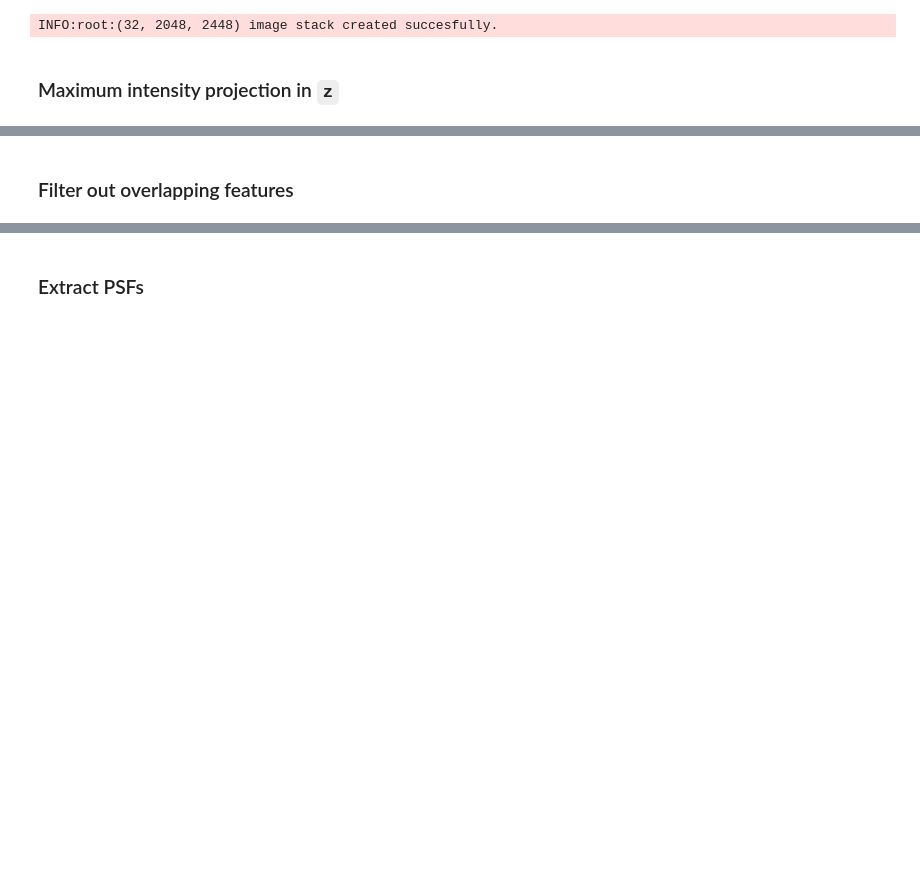
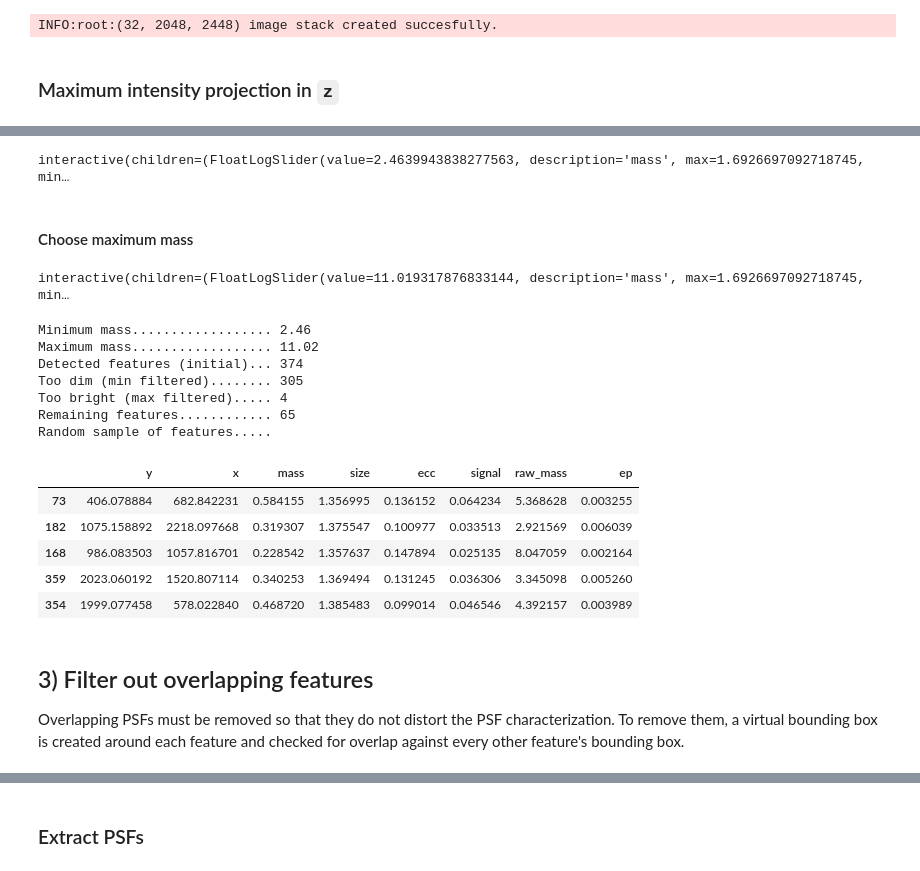
Before and after one commit to hoogenboom-group/PSF-Extractor, a Jupyter notebook: notebooks/walkthrough.ipynb, the cells around one changed output, grey strips where cells are left out. Drawn from its saved outputs; the diff is of its cells as text; code cells hidden in the pictures; blank space fills up the shorter version.

```diff
--- a/notebooks/walkthrough.ipynb
+++ b/notebooks/walkthrough.ipynb
@@ -235,3 +120,75 @@ plt.colorbar(im, cax=cax);
+# %%
+# Choose minimum mass range
+min_masses = get_min_masses(mip, dx=dx, n=35, b=20)
+
+# Interactive plot
+widget = interact(plot_mass_range_interactive,
+                  mip=fixed(mip),
+                  mass=FloatLogSlider(value=np.median(min_masses),
+                                      min=np.log10(min_masses.min()),
+                                      max=np.log10(min_masses.max())),
+                  features=fixed(df_features),
+                  filtering=fixed('min'));
+# %% [output]
+interactive(children=(FloatLogSlider(value=2.4639943838277563, description='mass', max=1.6926697092718745, min…
+# %%
+# Set minimum mass
+min_mass = widget.widget.children[0].value
+
+# Filter out dim features
+df_min = df_features.loc[df_features['raw_mass'] > min_mass]
+# %% [markdown]
+#### Choose maximum mass
+# %%
+# Get candidate minimum masses
+max_masses = get_max_masses(min_mass, b=20, n=31)
+
+widget = interact(plot_mass_range_interactive,
+                  mip=fixed(mip),
+                  mass=FloatLogSlider(value=np.median(max_masses),
+                                      min=np.log10(max_masses.min()),
+                                      max=np.log10(max_masses.max())),
+                  features=fixed(df_min),
+                  filtering=fixed('max'));
+# %% [output]
+interactive(children=(FloatLogSlider(value=11.019317876833144, description='mass', max=1.6926697092718745, min…
+# %%
+# Set minimum mass
+max_mass = widget.widget.children[0].value
+# Filter out super bright features
+df_max = df_min.loc[df_min['raw_mass'] < max_mass]
+# Apply filtering to official feature DataFrame
+df_features = df_features.loc[(df_features['raw_mass'] > min_mass) &\
+                              (df_features['raw_mass'] < max_mass)]
+
+# Output
+out = f"""\
+Minimum mass.................. {min_mass:.2f}
+Maximum mass.................. {max_mass:.2f}
+Detected features (initial)... {N_features:.0f}
+Too dim (min filtered)........ {N_features-len(df_min):.0f}
+Too bright (max filtered)..... {len(df_min)-len(df_max):.0f}
+Remaining features............ {len(df_features):.0f}
+Random sample of features.....
+"""
+print(out)
+df_features.sample(5)
+# %% [output]
+Minimum mass.................. 2.46
+Maximum mass.................. 11.02
+Detected features (initial)... 374
+Too dim (min filtered)........ 305
+Too bright (max filtered)..... 4
+Remaining features............ 65
+Random sample of features.....
+|  | y | x | mass | size | ecc | signal | raw_mass | ep |
+| 73 | 406.078884 | 682.842231 | 0.584155 | 1.356995 | 0.136152 | 0.064234 | 5.368628 | 0.003255 |
+| 182 | 1075.158892 | 2218.097668 | 0.319307 | 1.375547 | 0.100977 | 0.033513 | 2.921569 | 0.006039 |
+| 168 | 986.083503 | 1057.816701 | 0.228542 | 1.357637 | 0.147894 | 0.025135 | 8.047059 | 0.002164 |
+| 359 | 2023.060192 | 1520.807114 | 0.340253 | 1.369494 | 0.131245 | 0.036306 | 3.345098 | 0.005260 |
+| 354 | 1999.077458 | 578.022840 | 0.468720 | 1.385483 | 0.099014 | 0.046546 | 4.392157 | 0.003989 |
 # %% [markdown]
-### Filter out overlapping features
+## 3) Filter out overlapping features
+
+Overlapping PSFs must be removed so that they do not distort the PSF characterization. To remove them, a virtual bounding box is created around each feature and checked for overlap against every other feature's bounding box.
 # %%
```
Also changed, not shown: parts of 33 cells of this notebook.
